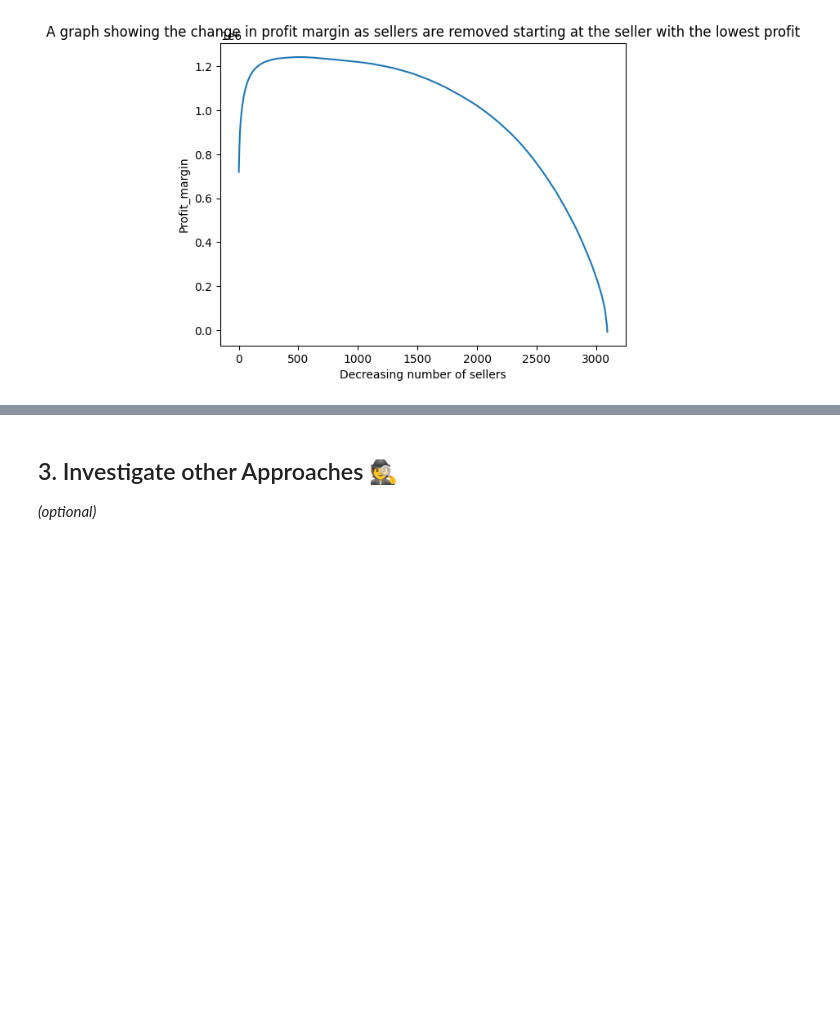
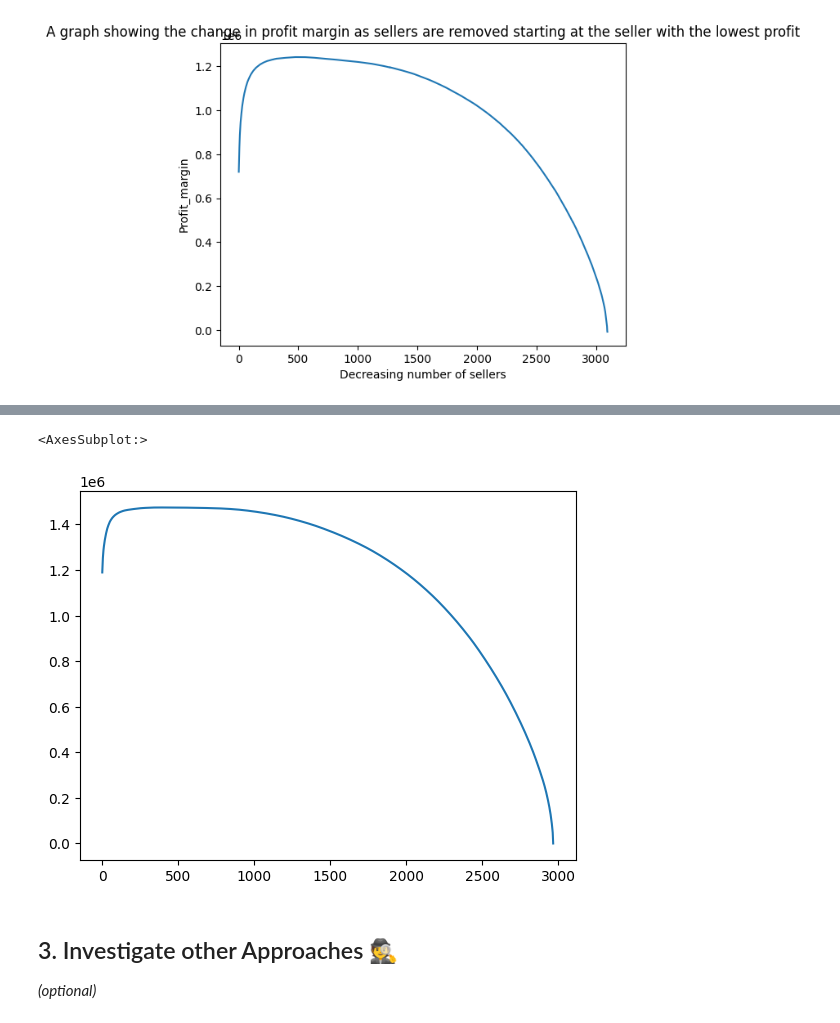
Before and after one commit to E-Brown96/data-recap_ceo_request, a Jupyter notebook: ceo_request.ipynb, the cells around one changed output, grey strips where cells are left out. Cells and saved outputs as stored; diff of their text form; code cells hidden in the pictures; blank space fills up the shorter version.

```diff
--- a/ceo_request.ipynb
+++ b/ceo_request.ipynb
@@ -373,3 +368,8 @@ plt.show()
+# %%
+(gross_profit - sorted_sellers.profits.cumsum()).plot()
+# %% [output]
+<AxesSubplot:>
+[figure, added]
 # %% [markdown]
 ## 3. Investigate other Approaches 🕵️
 *(optional)*
```
Also changed, not shown: parts of 12 cells of this notebook.
